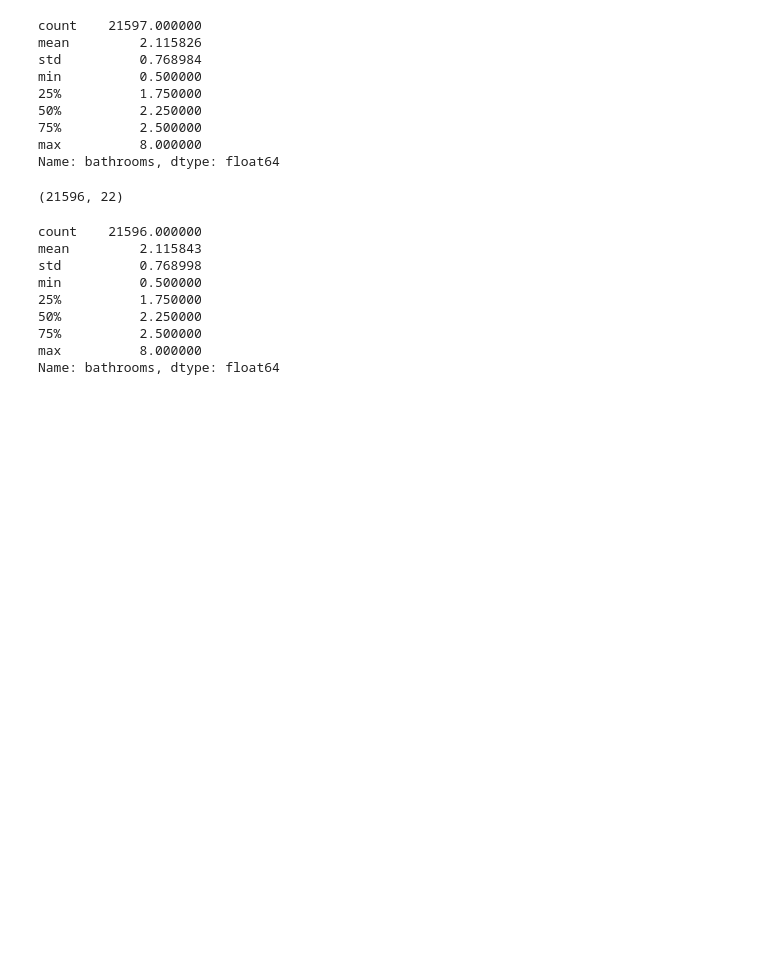
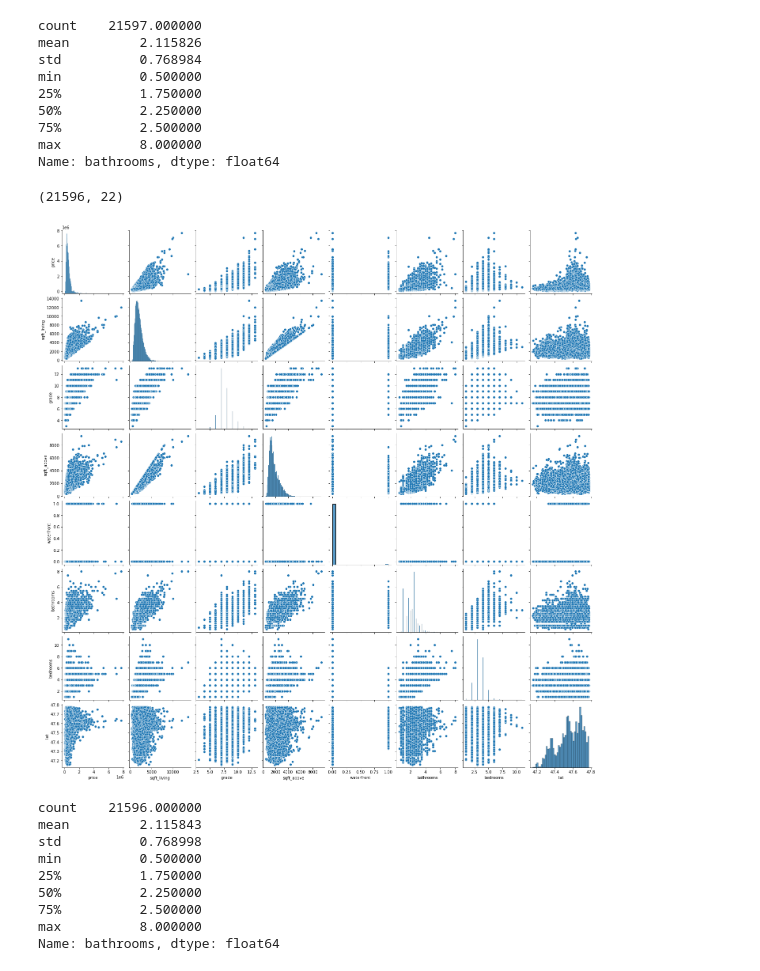
Before and after one commit to asval211/king_county_housing_data, a Jupyter notebook: notebooks/exploratory/pete/Pete_housing.ipynb, the cells around one changed output. Drawn from its saved outputs; the diff is of its cells as text; code cells hidden in the pictures; blank space fills up the shorter version.

```diff
--- a/notebooks/exploratory/pete/Pete_housing.ipynb
+++ b/notebooks/exploratory/pete/Pete_housing.ipynb
@@ -150,6 +150,14 @@ df = df[df.bedrooms != 33]
 df.shape
 # %% [output]
 (21596, 22)
+# %%
+sns.pairplot(
+    df,
+    x_vars=["price", "sqft_living", "grade", 'sqft_above', 'waterfront', 'bathrooms', 'bedrooms', 'lat'],
+    y_vars=["price", "sqft_living", "grade", 'sqft_above', 'waterfront', 'bathrooms', 'bedrooms', 'lat'],
+);
+# %% [output]
+[figure, added]
 # %%
 df['bathrooms'].describe()
 # %% [output]
```
Also changed, not shown: parts of 1 cell of this notebook, 2 other files.
